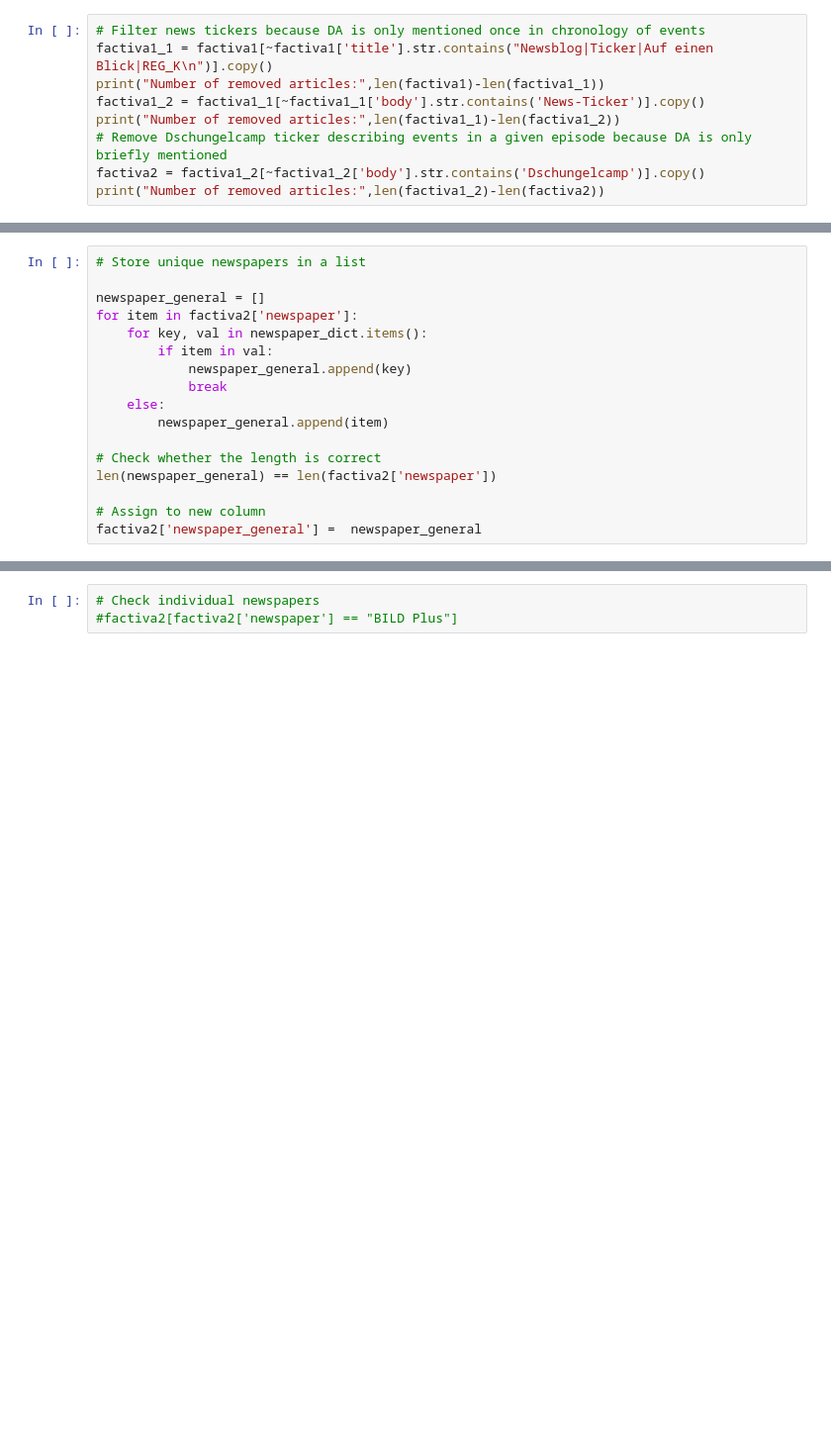
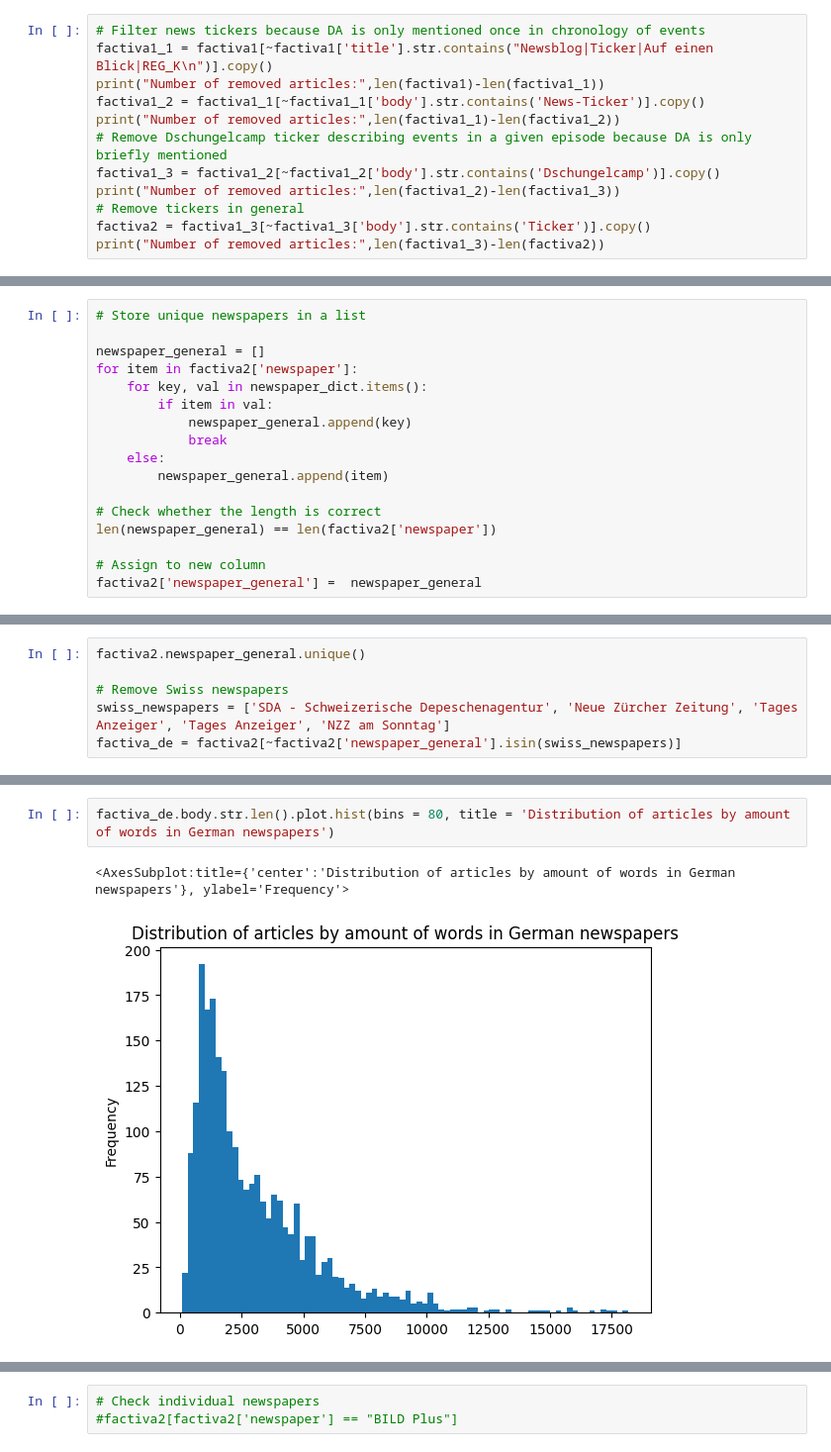
Before and after one commit to blue-create/newspaper, a Jupyter notebook: scripts/factiva-descriptive-analysis.ipynb, the cells around one changed output, grey strips where cells are left out. Shown at 99% size. Saved outputs shown, nothing was run; the diff lists cells and outputs as text; blank space fills up the shorter version.

Commit message:
remove tickers and look at German articles only

```diff
--- a/scripts/factiva-descriptive-analysis.ipynb
+++ b/scripts/factiva-descriptive-analysis.ipynb
@@ -39,8 +39,11 @@ print("Number of removed articles:",len(factiva1)-len(factiva1_1))
 factiva1_2 = factiva1_1[~factiva1_1['body'].str.contains('News-Ticker')].copy()
 print("Number of removed articles:",len(factiva1_1)-len(factiva1_2))
 # Remove Dschungelcamp ticker describing events in a given episode because DA is only briefly mentioned
-factiva2 = factiva1_2[~factiva1_2['body'].str.contains('Dschungelcamp')].copy()
-print("Number of removed articles:",len(factiva1_2)-len(factiva2))
+factiva1_3 = factiva1_2[~factiva1_2['body'].str.contains('Dschungelcamp')].copy()
+print("Number of removed articles:",len(factiva1_2)-len(factiva1_3))
+# Remove tickers in general
+factiva2 = factiva1_3[~factiva1_3['body'].str.contains('Ticker')].copy()
+print("Number of removed articles:",len(factiva1_3)-len(factiva2))
 # %% [output]
 Number of removed articles: 13
 Number of removed articles: 9
@@ -203,0 +191,6 @@ array(['Süddeutsche Zeitung', 'taz', 'Kurier', 'Frankfurter Rundschau',
+# %%
+factiva2.newspaper_general.unique()
+
+# Remove Swiss newspapers
+swiss_newspapers = ['SDA - Schweizerische Depeschenagentur', 'Neue Zürcher Zeitung', 'Tages Anzeiger', 'Tages Anzeiger', 'NZZ am Sonntag']
+factiva_de = factiva2[~factiva2['newspaper_general'].isin(swiss_newspapers)]
@@ -203,0 +215,5 @@ array(['Süddeutsche Zeitung', 'taz', 'Kurier', 'Frankfurter Rundschau',
+# %%
+factiva_de.body.str.len().plot.hist(bins = 80, title = 'Distribution of articles by amount of words in German newspapers')
+# %% [output]
+<AxesSubplot:title={'center':'Distribution of articles by amount of words in German newspapers'}, ylabel='Frequency'>
+[figure, added]
```
Also changed, not shown: parts of 12 cells of this notebook.
